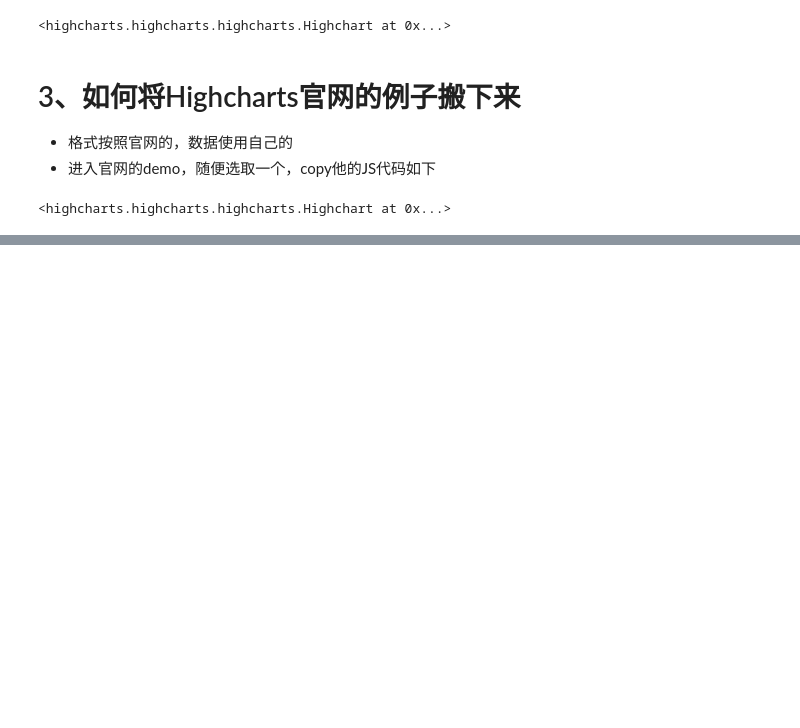
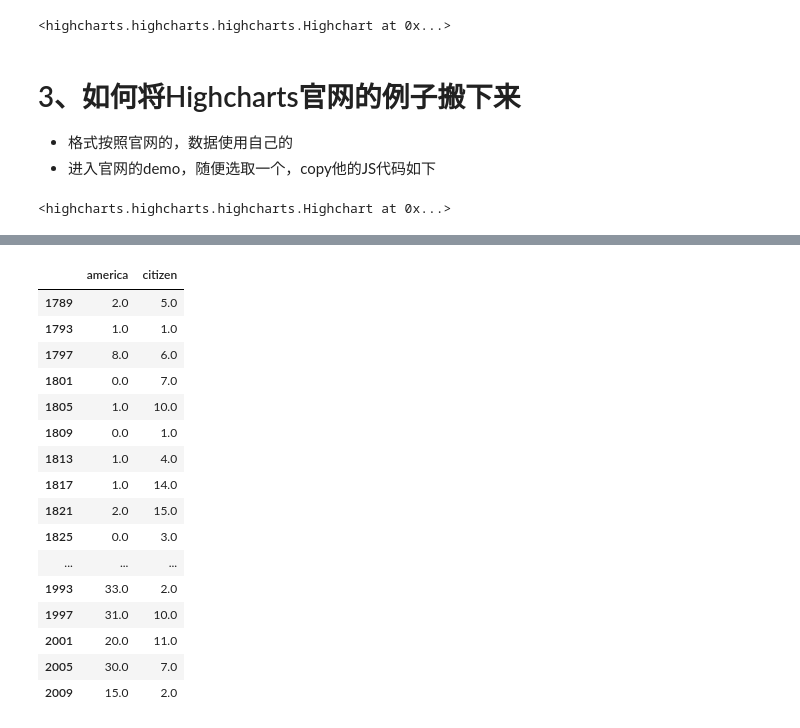
Before and after one commit to JING999/------Python-Study, a Jupyter notebook: Highcharts学习.ipynb, the cells around one changed output, grey strips where cells are left out. Cells and saved outputs as stored; diff of their text form; code cells hidden in the pictures; blank space fills up the shorter version.

```diff
--- a/Highcharts学习.ipynb
+++ b/Highcharts学习.ipynb
@@ -240,0 +293,11 @@ h2
+# %%
+#看词汇 america和 citizen随时间推移的使用情况。 b
+cfd = nltk.ConditionalFreqDist(
+    (target, fileid[:4])
+    for target in ['america', 'citizen']
+    for fileid in inaugural.fileids()
+    for w in inaugural.words(fileid)
+    if w.lower().startswith(target)
+    )
+
+cfd
@@ -240,0 +324,21 @@ h2
+# %%
+df = pd.DataFrame(cfd)
+df.fillna(0)
+# %% [output]
+|  | america | citizen |
+| 1789 | 2.0 | 5.0 |
+| 1793 | 1.0 | 1.0 |
+| 1797 | 8.0 | 6.0 |
+| 1801 | 0.0 | 7.0 |
+| 1805 | 1.0 | 10.0 |
+| 1809 | 0.0 | 1.0 |
+| 1813 | 1.0 | 4.0 |
+| 1817 | 1.0 | 14.0 |
+| 1821 | 2.0 | 15.0 |
+| 1825 | 0.0 | 3.0 |
+| ... | ... | ... |
+| 1993 | 33.0 | 2.0 |
+| 1997 | 31.0 | 10.0 |
+| 2001 | 20.0 | 11.0 |
+| 2005 | 30.0 | 7.0 |
+| 2009 | 15.0 | 2.0 |
```
Also changed, not shown: parts of 11 cells of this notebook.
